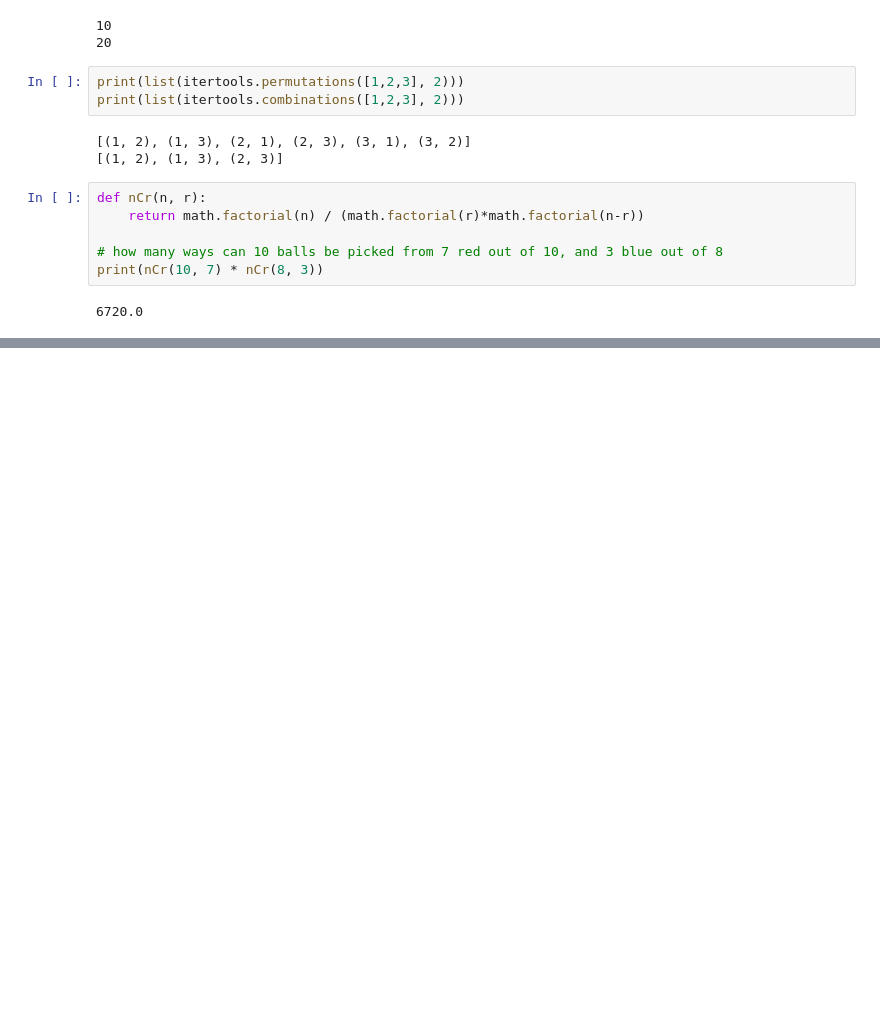
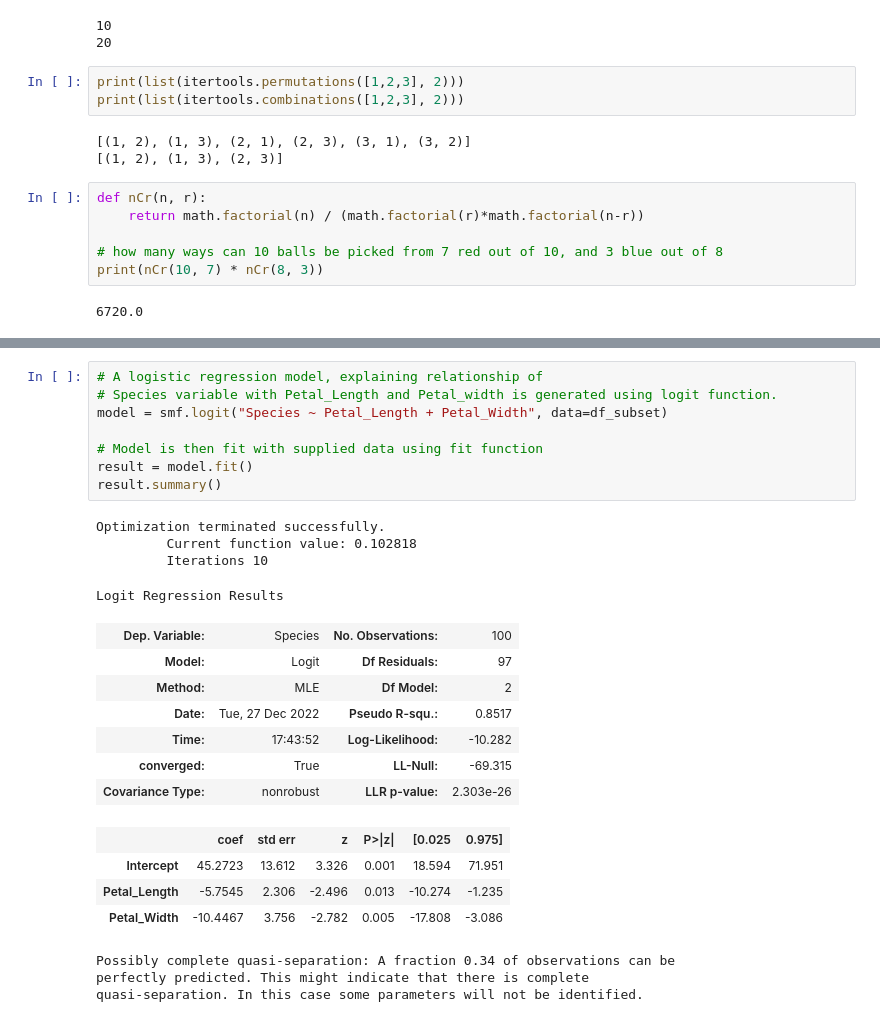
Before and after one commit to Gekko12/Python_Notebooks, a Jupyter notebook: Stats with Python.ipynb, the cells around one changed output, grey strips where cells are left out. Saved outputs shown, nothing was run; the diff lists cells and outputs as text; blank space fills up the shorter version.

```diff
--- a/Stats with Python.ipynb
+++ b/Stats with Python.ipynb
@@ -96,0 +502,27 @@ IQR using scipy: 2.25
+# %%
+# A logistic regression model, explaining relationship of
+# Species variable with Petal_Length and Petal_width is generated using logit function.
+model = smf.logit("Species ~ Petal_Length + Petal_Width", data=df_subset)
+
+# Model is then fit with supplied data using fit function
+result = model.fit()
+result.summary()
+# %% [output]
+Optimization terminated successfully.
+         Current function value: 0.102818
+         Iterations 10
+Logit Regression Results
+| Dep. Variable: | Species | No. Observations: | 100 |
+| Model: | Logit | Df Residuals: | 97 |
+| Method: | MLE | Df Model: | 2 |
+| Date: | Tue, 27 Dec 2022 | Pseudo R-squ.: | 0.8517 |
+| Time: | 17:43:52 | Log-Likelihood: | -10.282 |
+| converged: | True | LL-Null: | -69.315 |
+| Covariance Type: | nonrobust | LLR p-value: | 2.303e-26 |
+|  | coef | std err | z | P>|z| | [0.025 | 0.975] |
+| Intercept | 45.2723 | 13.612 | 3.326 | 0.001 | 18.594 | 71.951 |
+| Petal_Length | -5.7545 | 2.306 | -2.496 | 0.013 | -10.274 | -1.235 |
+| Petal_Width | -10.4467 | 3.756 | -2.782 | 0.005 | -17.808 | -3.086 |
+Possibly complete quasi-separation: A fraction 0.34 of observations can be
+perfectly predicted. This might indicate that there is complete
+quasi-separation. In this case some parameters will not be identified.
```
Also changed, not shown: parts of 54 cells of this notebook, 6 other files.
